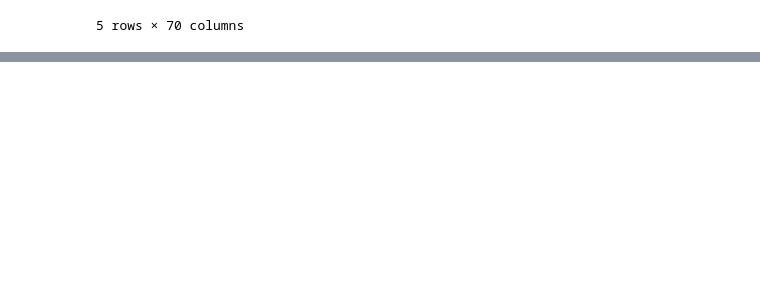
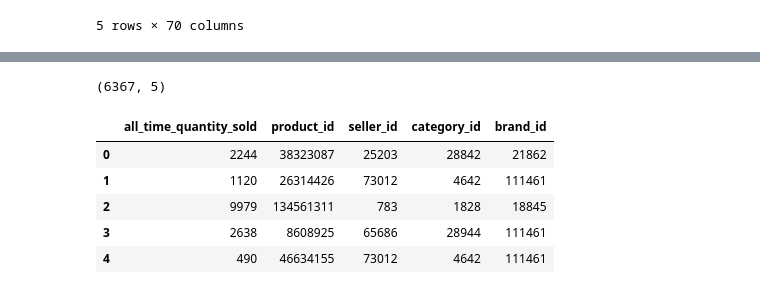
Before and after one commit to Phuc-sys/DE_Tiki, a Jupyter notebook: crawl_data_tiki.ipynb, the cells around one changed output, grey strips where cells are left out. Saved outputs shown, nothing was run; the diff lists cells and outputs as text; code cells hidden in the pictures; blank space fills up the shorter version.

```diff
--- a/crawl_data_tiki.ipynb
+++ b/crawl_data_tiki.ipynb
@@ -176,0 +278,21 @@ df_product.head()
+# %%
+# Create dim brand
+brand = df_tmp['brand'].tolist()
+brand_list = [eval(p) for p in brand]
+df_brand = pd.DataFrame.from_dict(brand_list)
+df_brand = df_brand[['id', 'name']]
+df_brand.rename(columns={'id': 'brand_id'}, inplace=True)
+# fact sale - seller_id - product_id - category_id - brand_id
+df_fact = pd.concat([df_fact, df_brand], axis=1, ignore_index=False)
+df_fact.drop(['name'], axis=1, inplace=True)
+# %%
+print(df_fact.shape) # 6367
+df_fact.head()
+# %% [output]
+(6367, 5)
+|  | all_time_quantity_sold | product_id | seller_id | category_id | brand_id |
+| 0 | 2244 | 38323087 | 25203 | 28842 | 21862 |
+| 1 | 1120 | 26314426 | 73012 | 4642 | 111461 |
+| 2 | 9979 | 134561311 | 783 | 1828 | 18845 |
+| 3 | 2638 | 8608925 | 65686 | 28944 | 111461 |
+| 4 | 490 | 46634155 | 73012 | 4642 | 111461 |
```
Also changed, not shown: parts of 21 cells of this notebook, 3 other files.
